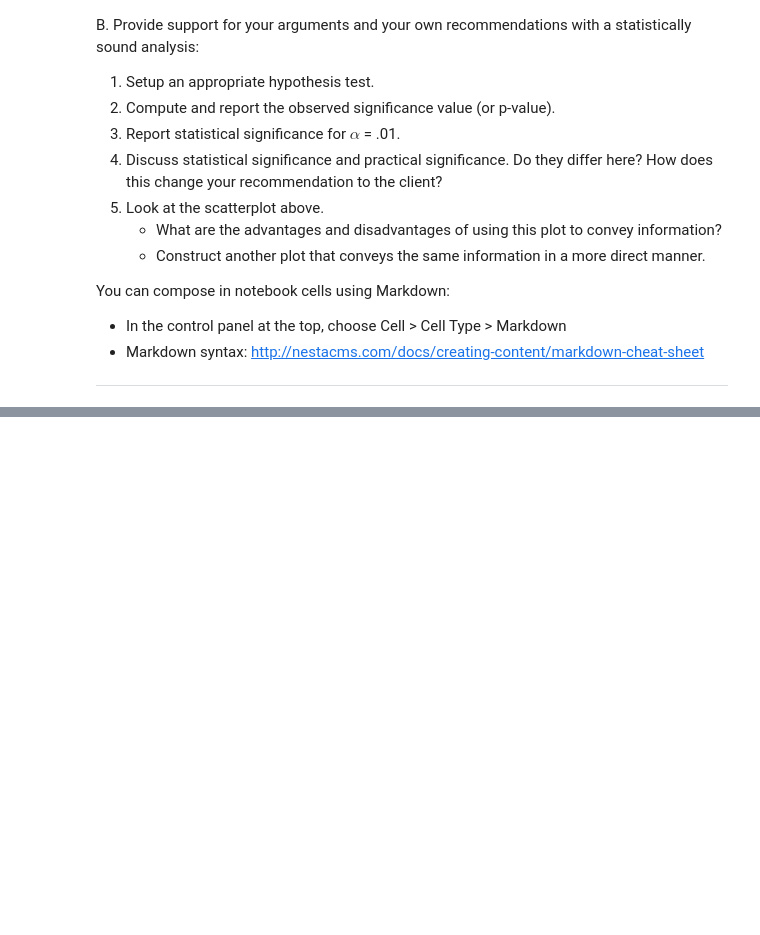
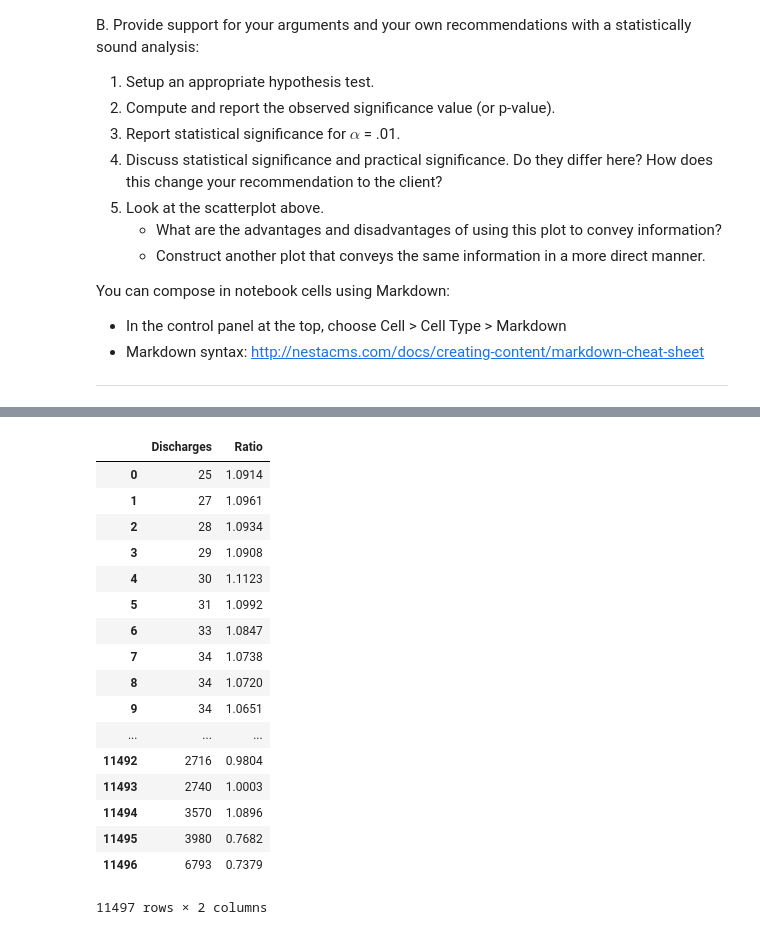
Before and after one commit to b-gibbs/data_science, a Jupyter notebook: Statistical Inference/Ex 3 Hospital Readmissions/sliderule_dsi_inferential_statistics_exercise_3.ipynb, the cells around one changed output, grey strips where cells are left out. Cells and saved outputs as stored; diff of their text form; code cells hidden in the pictures; blank space fills up the shorter version.

```diff
--- a/Statistical Inference/Ex 3 Hospital Readmissions/sliderule_dsi_inferential_statistics_exercise_3.ipynb
+++ b/Statistical Inference/Ex 3 Hospital Readmissions/sliderule_dsi_inferential_statistics_exercise_3.ipynb
@@ -106,0 +113,3 @@ You can compose in notebook cells using Markdown:
+# %%
+df = clean_hospital_read_df
+df.head()
@@ -106,0 +123,25 @@ You can compose in notebook cells using Markdown:
+# %%
+df = df[['Number of Discharges', 'Excess Readmission Ratio']].dropna()
+df.columns = ['Discharges', 'Ratio']
+# %%
+df.reset_index(drop=True)
+df.Discharges = df.Discharges.astype(int)
+# %% [output]
+|  | Discharges | Ratio |
+| 0 | 25 | 1.0914 |
+| 1 | 27 | 1.0961 |
+| 2 | 28 | 1.0934 |
+| 3 | 29 | 1.0908 |
+| 4 | 30 | 1.1123 |
+| 5 | 31 | 1.0992 |
+| 6 | 33 | 1.0847 |
+| 7 | 34 | 1.0738 |
+| 8 | 34 | 1.0720 |
+| 9 | 34 | 1.0651 |
+| ... | ... | ... |
+| 11492 | 2716 | 0.9804 |
+| 11493 | 2740 | 1.0003 |
+| 11494 | 3570 | 1.0896 |
+| 11495 | 3980 | 0.7682 |
+| 11496 | 6793 | 0.7379 |
+11497 rows × 2 columns
```
Also changed, not shown: parts of 12 cells of this notebook.
